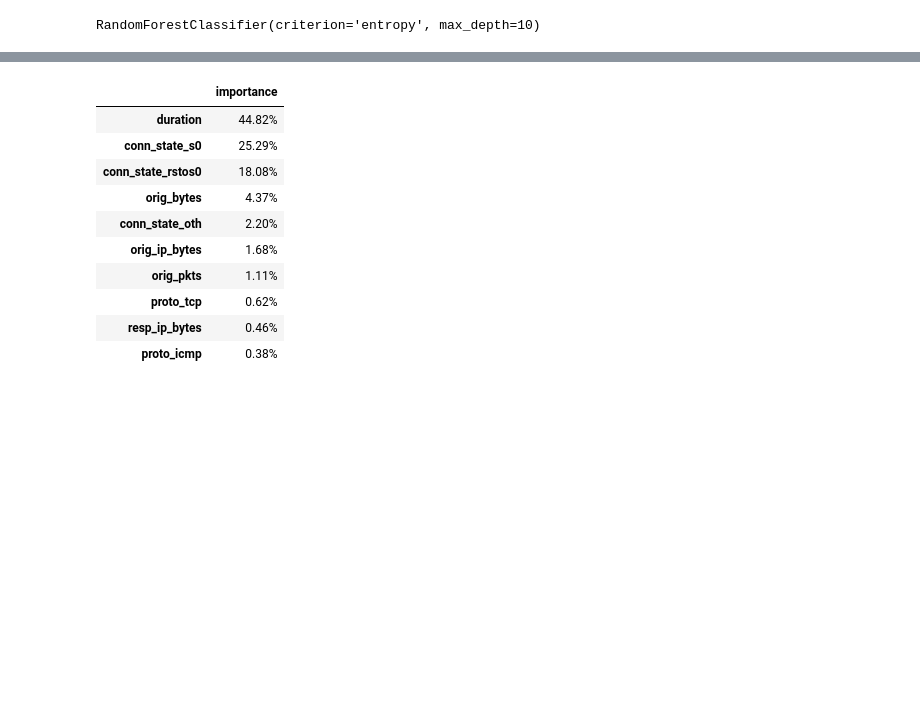
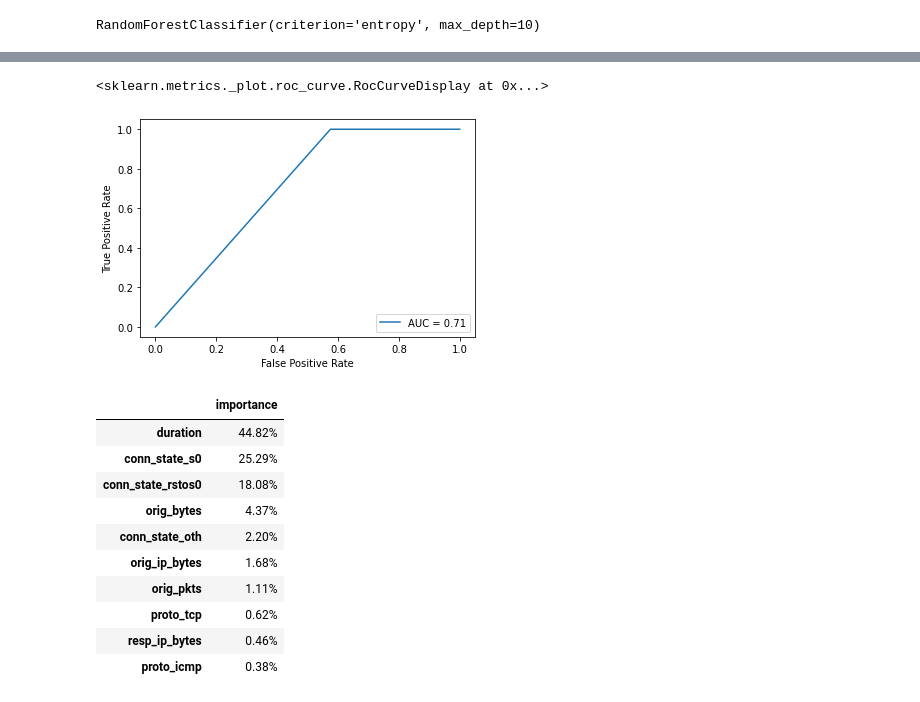
Before and after one commit to LRAbbade/IoT_anomaly_detection, a Jupyter notebook: iot23_control_training.ipynb, the cells around one changed output, grey strips where cells are left out. Drawn from its saved outputs; the diff is of its cells as text; code cells hidden in the pictures; blank space fills up the shorter version.

```diff
--- a/iot23_control_training.ipynb
+++ b/iot23_control_training.ipynb
@@ -114,6 +114,10 @@ def get_results_from_cv(cv):
 # %%
 def show_feature_importances(estimator, columns):
     return pd.DataFrame(data={'importance': estimator.feature_importances_}, index=columns).sort_values('importance', ascending=False).applymap(lambda v: f'{100 * v:.2f}%')
+# %%
+def plot_roc(y_test, y_pred):
+    fpr, tpr, thresholds = roc_curve(y_test, y_pred)
+    return RocCurveDisplay(fpr=fpr, tpr=tpr, roc_auc=auc(fpr, tpr)).plot()
 # %% [markdown]
 ### Starting with a random forest as control
 # %%
@@ -186,4 +190,9 @@ Recall = 0.9999377667949468
 [figure]
+# %%
+plot_roc(y_test, y_pred)
+# %% [output]
+<sklearn.metrics._plot.roc_curve.RocCurveDisplay at 0x...>
+[figure, added]
 # %%
 show_feature_importances(model_rf, X_train.columns).head(10)
 # %% [output]
```
Also changed, not shown: parts of 8 cells of this notebook.
